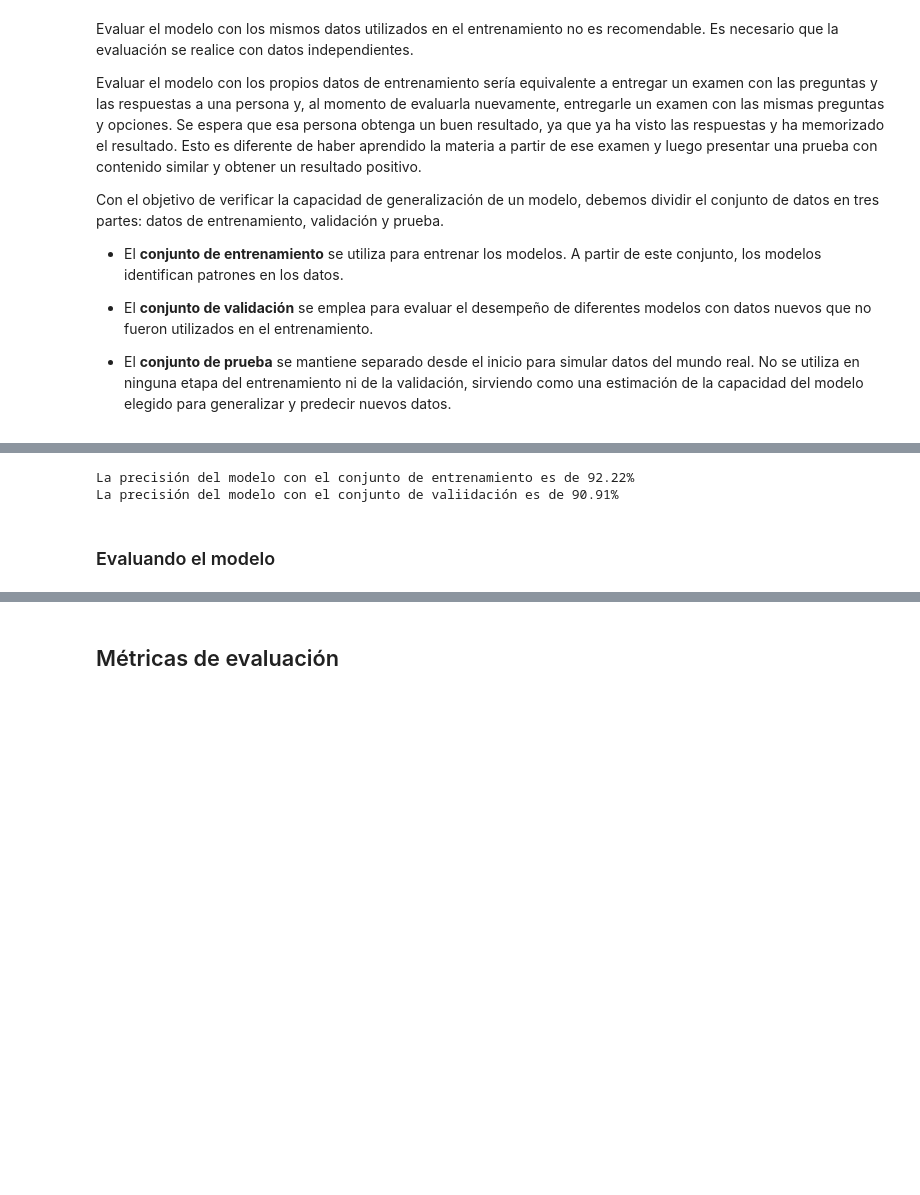
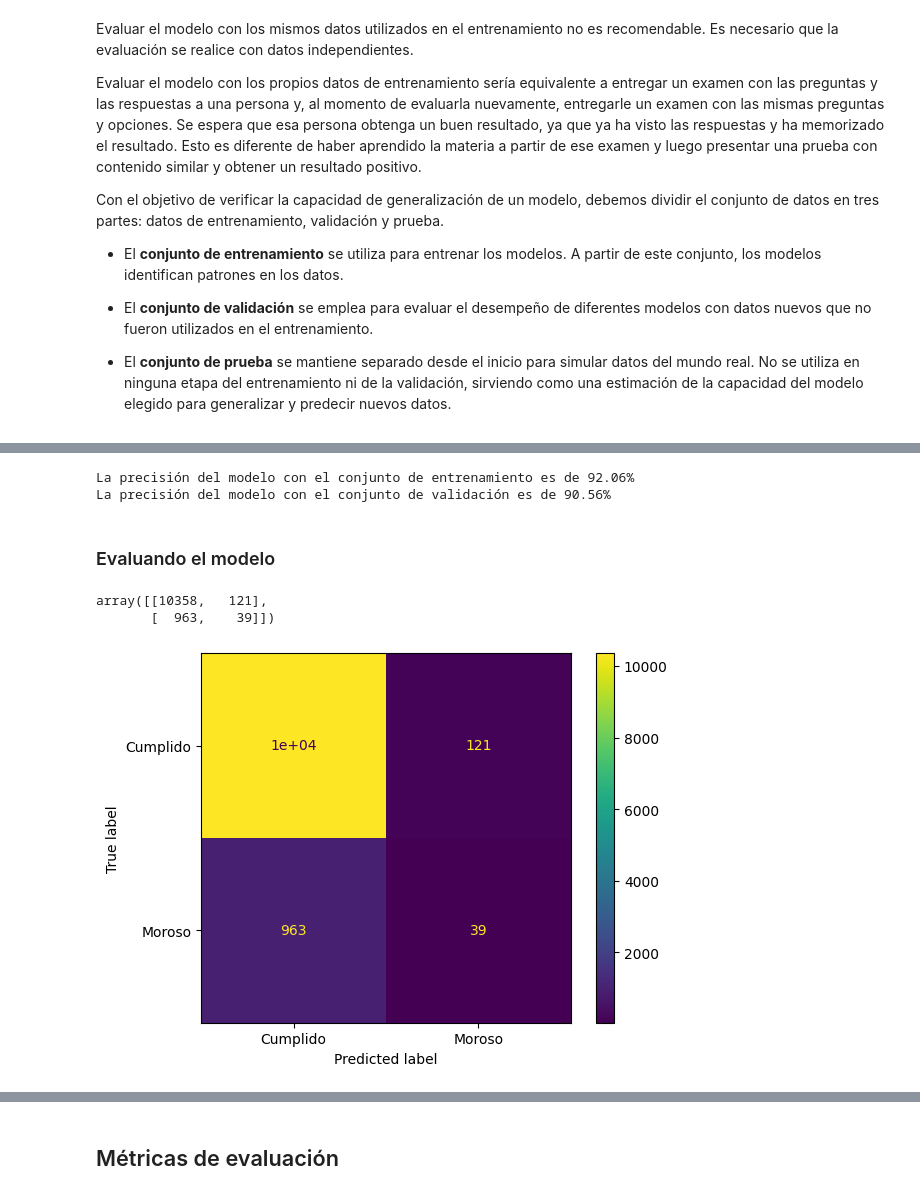
Before and after one commit to Macklane2000/Desafio1JuanData, a Jupyter notebook: Clasificacion_validacion_y_metricas.ipynb, the cells around one changed output, grey strips where cells are left out. Saved outputs shown, nothing was run; the diff lists cells and outputs as text; code cells hidden in the pictures; blank space fills up the shorter version.

```diff
--- a/Clasificacion_validacion_y_metricas.ipynb
+++ b/Clasificacion_validacion_y_metricas.ipynb
@@ -83,9 +116,9 @@ La precisión del modelo con el conjunto de valiidación es de 84.50%
 modelo = DecisionTreeClassifier(max_depth=10)
 modelo.fit(X_train, y_train)
 print(f'La precisión del modelo con el conjunto de entrenamiento es de {modelo.score(X_train, y_train)*100:.2f}%')
-print(f'La precisión del modelo con el conjunto de valiidación es de {modelo.score(X_val, y_val)*100:.2f}%')
+print(f'La precisión del modelo con el conjunto de validación es de {modelo.score(X_val, y_val)*100:.2f}%')
 # %% [output]
-La precisión del modelo con el conjunto de entrenamiento es de 92.22%
-La precisión del modelo con el conjunto de valiidación es de 90.91%
+La precisión del modelo con el conjunto de entrenamiento es de 92.06%
+La precisión del modelo con el conjunto de validación es de 90.56%
 # %% [markdown]
 ### Evaluando el modelo
@@ -91,0 +127,7 @@ La precisión del modelo con el conjunto de valiidación es de 90.91%
+# %%
+y_previsto = modelo.predict(X_val)
+matriz_confusion = confusion_matrix(y_val, y_previsto)
+matriz_confusion
+# %% [output]
+array([[10358,   121],
+       [  963,    39]])
@@ -91,0 +136,5 @@ La precisión del modelo con el conjunto de valiidación es de 90.91%
+# %%
+visualizacion = ConfusionMatrixDisplay(confusion_matrix=matriz_confusion, display_labels=['Cumplido','Moroso'])
+visualizacion.plot();
+# %% [output]
+[figure, added]
```
Also changed, not shown: parts of 38 cells of this notebook.
